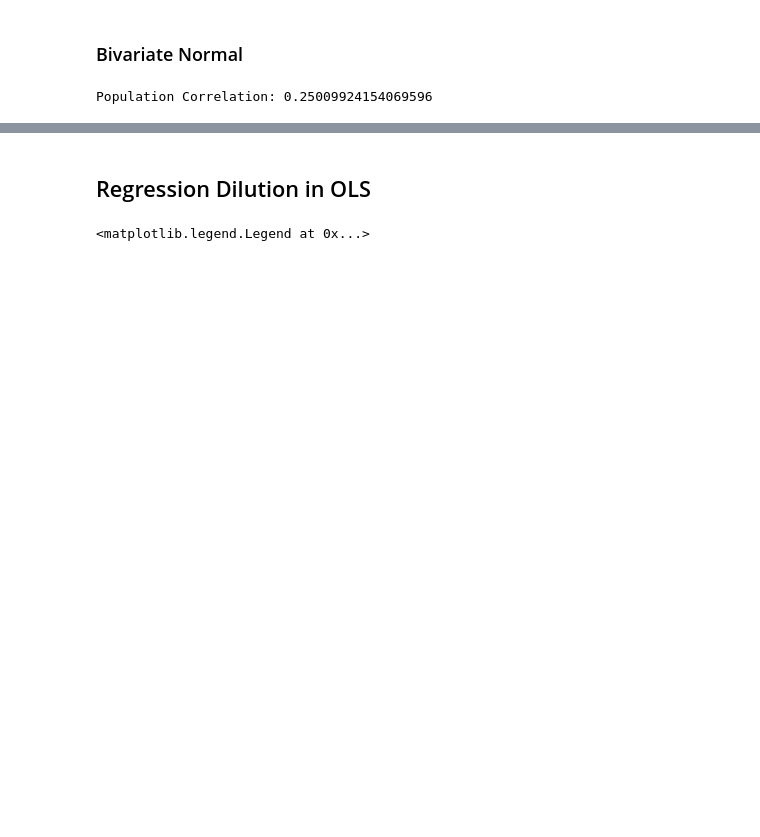
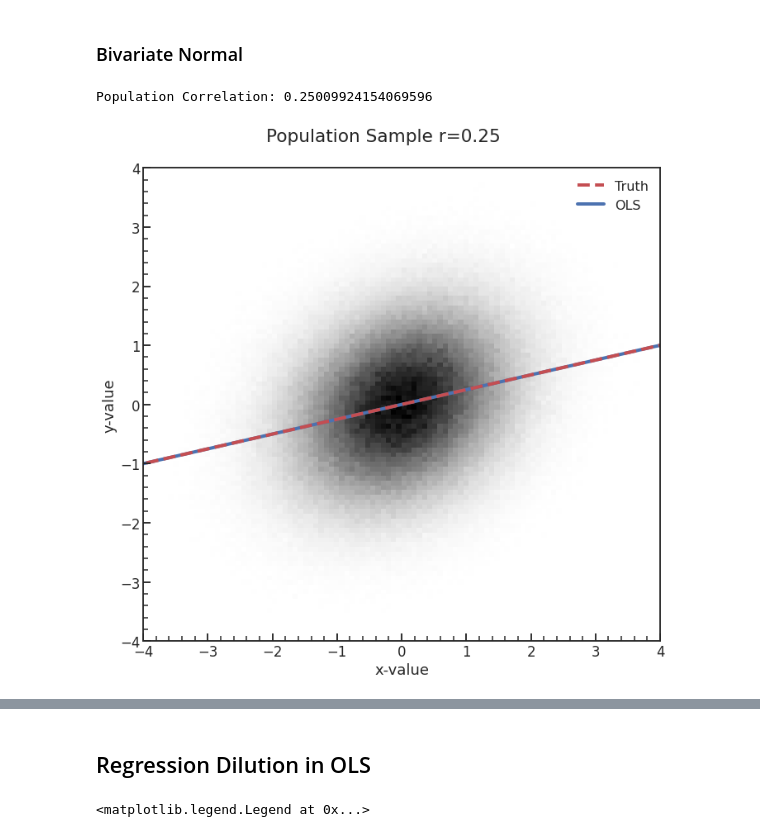
Before and after one commit to ketozhang/statistical-methods-on-sne-ia-luminosity-evolution, a Jupyter notebook: regression_dilution_analysis.ipynb, the cells around one changed output, grey strips where cells are left out. Cells and saved outputs as stored; diff of their text form; code cells hidden in the pictures; blank space fills up the shorter version.

```diff
--- a/regression_dilution_analysis.ipynb
+++ b/regression_dilution_analysis.ipynb
@@ -47,2 +38,24 @@ print("Population Correlation:", stats.pearsonr(x, y)[0])
 # %% [output]
 Population Correlation: 0.25009924154069596
+# %%
+def f(x, m, b):
+    return m*x + b
+
+fig = plt.figure(figsize=(10, 10))
+plt.hist2d(x, y, bins=100, range=[[-4, 4], [-4, 4]], cmap="gray_r");
+
+xrange = np.linspace(-6, 6, 100)
+plt.plot(xrange, f(xrange, m_best, b_best), 'r--', label="Truth")
+
+
+popt, _ = curve_fit(f, x, y)
+plt.plot(xrange, f(xrange, *popt), label="OLS", zorder=1)
+
+fig.suptitle("Population Sample r=0.25")
+plt.xlabel("x-value")
+plt.ylabel("y-value")
+plt.legend()
+plt.tight_layout(rect=[0, 0.03, 1, 0.95])
+plt.savefig("figures/bivariate.png")
+# %% [output]
+[figure, added]
```
Also changed, not shown: parts of 18 cells of this notebook, 9 other files.
